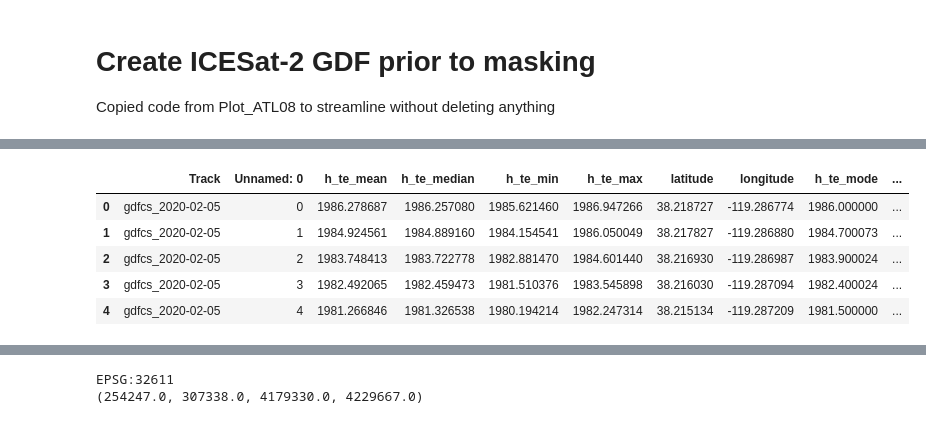
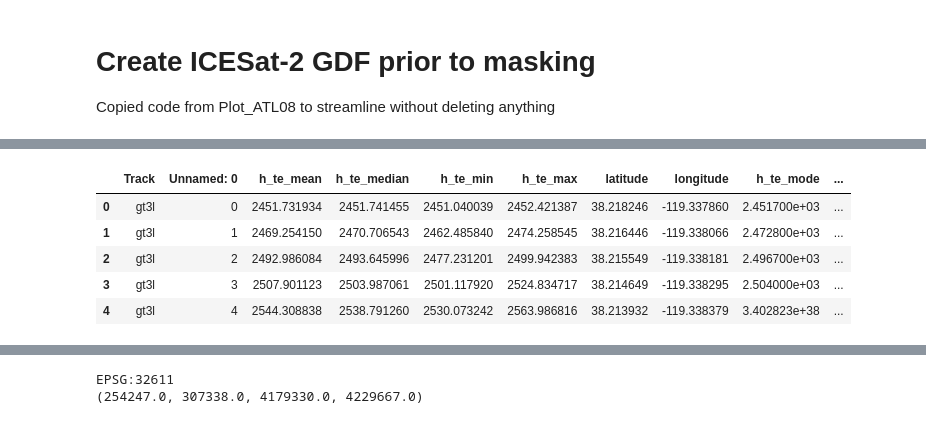
Before and after one commit to UW-GDA/ICESat-2_Snowdepth, a Jupyter notebook: Create_ICESat2_GDF_premask.ipynb, the cells around one changed output, grey strips where cells are left out. Saved outputs shown, nothing was run; the diff lists cells and outputs as text; code cells hidden in the pictures.

```diff
--- a/Create_ICESat2_GDF_premask.ipynb
+++ b/Create_ICESat2_GDF_premask.ipynb
@@ -48,3 +46,6 @@ ATL08_path = os.path.join("data/ATL08_simplified_snowon/")
+# %%
+# Change path based on snow-on or snow-off data
+ATL08_path = os.path.join("data/ATL08_simplified_snwoff/")
 # %%
 filetype = '*.csv'
 
@@ -52,4 +73,4 @@ files = [f for f in os.listdir(ATL08_path) if f.endswith(filetype[1:])]
 # %%
-winter_2020_tracks = glob.glob(ATL08_path + "/*.csv")
-winter_2020_tracks
+atlas_tracks = glob.glob(ATL08_path + "/*.csv")
+atlas_tracks
 # %% [output]
@@ -73,4 +94,4 @@ winter_2020_tracks
 # %%
 track_names = []
 for file in files:
-    track_names.append(f'gdf{file[20:22]}_{file[6:10]}-{file[10:12]}-{file[12:14]}')
+    track_names.append(f'{file[15:19]}_{file[6:10]}-{file[10:12]}-{file[12:14]}')
@@ -82,15 +123,16 @@ def open_atl08(data_files):
     atlas_gdf = gpd.GeoDataFrame(atlas_df, crs='epsg:32611', geometry=gpd.points_from_xy(atlas_df.x, atlas_df.y))
     return atlas_gdf
 # %%
-winter_2020_gdf = open_atl08(winter_2020_tracks)
-winter_2020_gdf['date'] = winter_2020_gdf['Track']
-winter_2020_gdf['date'] = winter_2020_gdf['date'].map(lambda x: x.split('_')[1])
-winter_2020_gdf.head()
+atlas_gdf = open_atl08(atlas_tracks)
+atlas_gdf['date'] = atlas_gdf['Track']
+atlas_gdf['date'] = atlas_gdf['date'].map(lambda x: x.split('_')[1])
+atlas_gdf['Track'] = atlas_gdf['Track'].map(lambda x: x.split('_')[0])
+atlas_gdf.head()
 # %% [output]
 |  | Track | Unnamed: 0 | h_te_mean | h_te_median | h_te_min | h_te_max | latitude | longitude | h_te_mode | ... |
-| 0 | gdfcs_2020-02-05 | 0 | 1986.278687 | 1986.257080 | 1985.621460 | 1986.947266 | 38.218727 | -119.286774 | 1986.000000 | ... |
-| 1 | gdfcs_2020-02-05 | 1 | 1984.924561 | 1984.889160 | 1984.154541 | 1986.050049 | 38.217827 | -119.286880 | 1984.700073 | ... |
-| 2 | gdfcs_2020-02-05 | 2 | 1983.748413 | 1983.722778 | 1982.881470 | 1984.601440 | 38.216930 | -119.286987 | 1983.900024 | ... |
-| 3 | gdfcs_2020-02-05 | 3 | 1982.492065 | 1982.459473 | 1981.510376 | 1983.545898 | 38.216030 | -119.287094 | 1982.400024 | ... |
-| 4 | gdfcs_2020-02-05 | 4 | 1981.266846 | 1981.326538 | 1980.194214 | 1982.247314 | 38.215134 | -119.287209 | 1981.500000 | ... |
+| 0 | gt3l | 0 | 2451.731934 | 2451.741455 | 2451.040039 | 2452.421387 | 38.218246 | -119.337860 | 2.451700e+03 | ... |
+| 1 | gt3l | 1 | 2469.254150 | 2470.706543 | 2462.485840 | 2474.258545 | 38.216446 | -119.338066 | 2.472800e+03 | ... |
+| 2 | gt3l | 2 | 2492.986084 | 2493.645996 | 2477.231201 | 2499.942383 | 38.215549 | -119.338181 | 2.496700e+03 | ... |
+| 3 | gt3l | 3 | 2507.901123 | 2503.987061 | 2501.117920 | 2524.834717 | 38.214649 | -119.338295 | 2.504000e+03 | ... |
+| 4 | gt3l | 4 | 2544.308838 | 2538.791260 | 2530.073242 | 2563.986816 | 38.213932 | -119.338379 | 3.402823e+38 | ... |
 # %%
```
Also changed, not shown: parts of 8 cells of this notebook, 2 other files.
